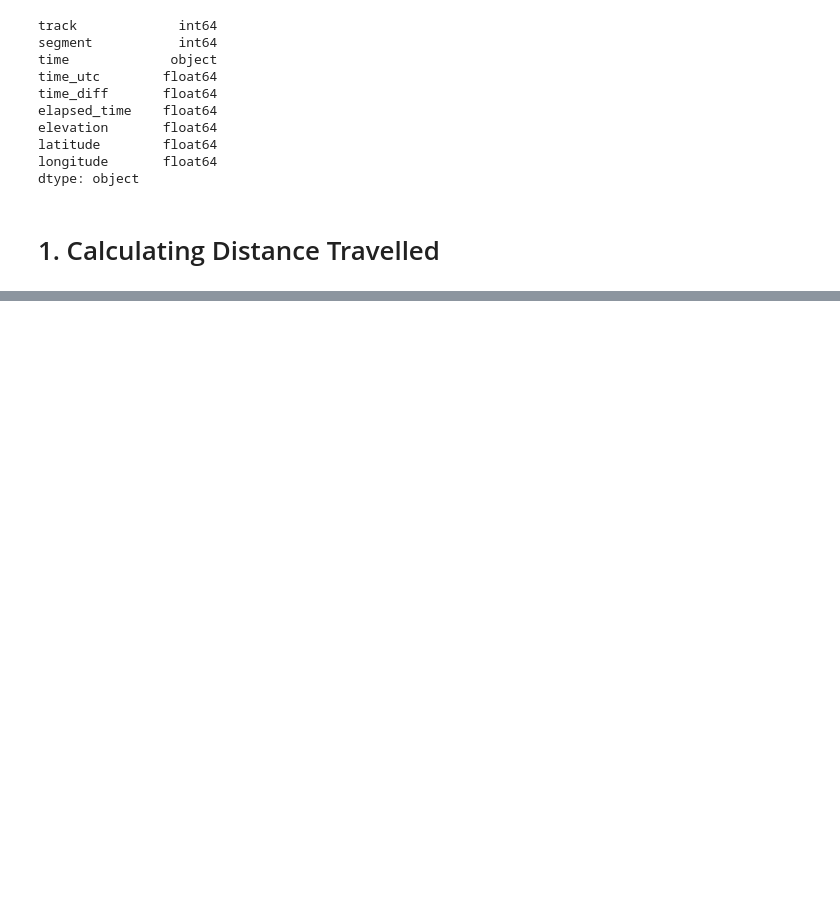
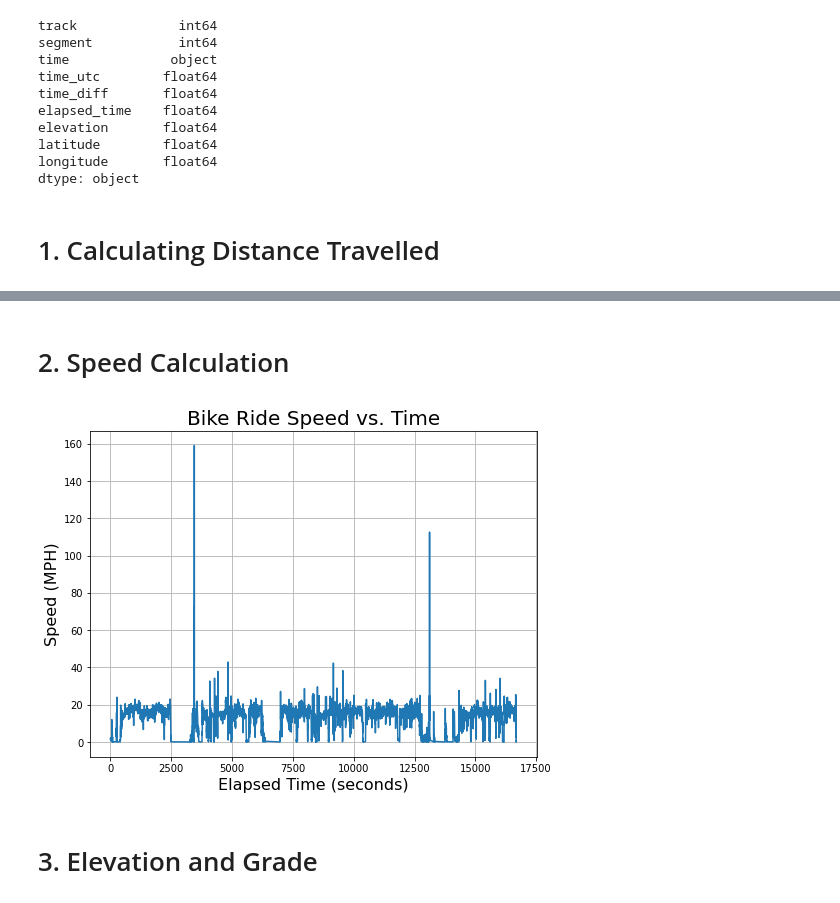
Before and after one commit to ericbauer55/strava-eda, a Jupyter notebook: notebooks/1c. Basic Enrichments.ipynb, the cells around one changed output, grey strips where cells are left out. Cells and saved outputs as stored; diff of their text form; code cells hidden in the pictures; blank space fills up the shorter version.

Commit message:
calculated the speed column. outliers have been noted

```diff
--- a/notebooks/1c. Basic Enrichments.ipynb
+++ b/notebooks/1c. Basic Enrichments.ipynb
@@ -63,0 +82,18 @@ _ = plt.grid()
+# %% [markdown]
+# 2. Speed Calculation
+# %%
+miles_per_second_to_miles_per_hour = 3600.0 / 1.0
+df['speed'] = miles_per_second_to_miles_per_hour * df['distance'] / df['time_diff']
+# %%
+# visualize the jumps of cumulative time
+fig = plt.figure(figsize=(8,6))
+
+_ = plt.plot(df['elapsed_time'], df['speed'])
+_ = plt.xlabel('Elapsed Time (seconds)', fontsize=16)
+_ = plt.ylabel('Speed (MPH)', fontsize=16)
+_ = plt.title('Bike Ride Speed vs. Time', fontsize=20)
+_ = plt.grid()
+# %% [output]
+[figure, added]
+# %% [markdown]
+# 3. Elevation and Grade
```
Also changed, not shown: parts of 10 cells of this notebook.
